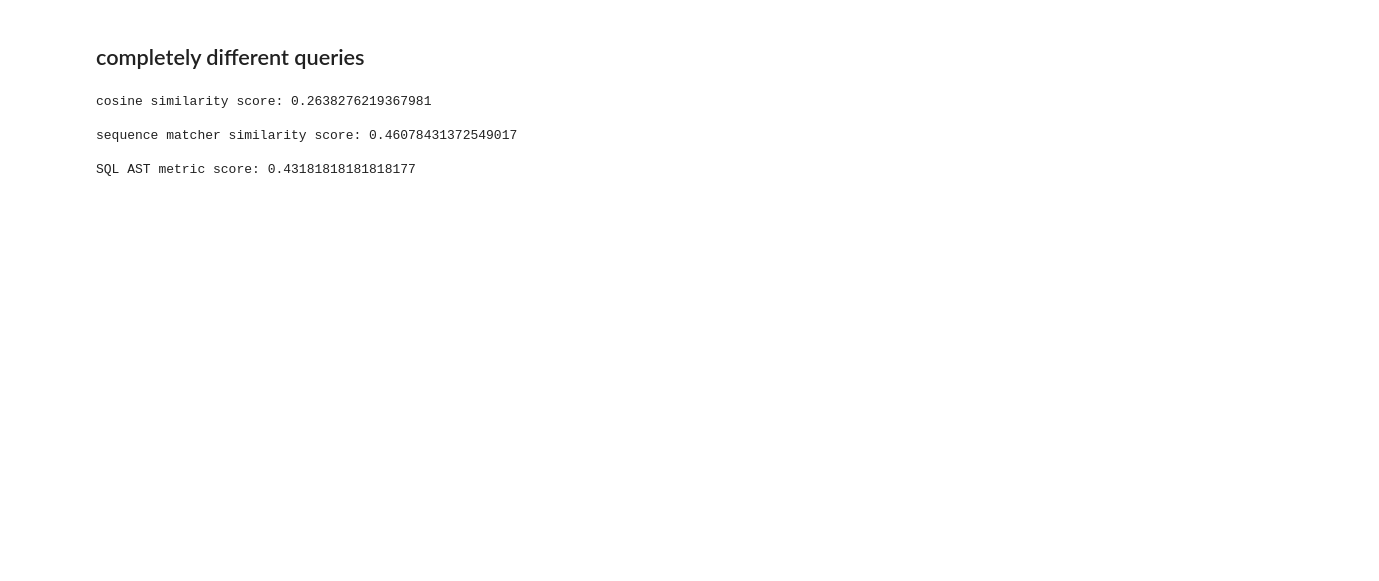
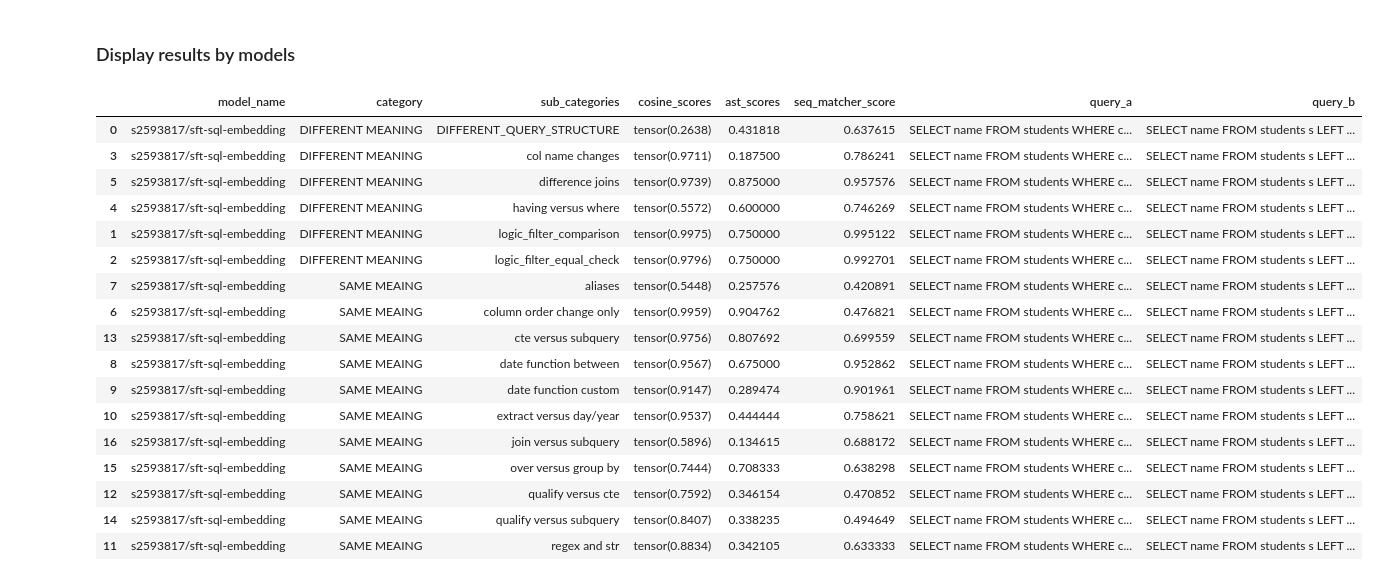
Before and after one commit to mzhou356/embedding_model_assessment, a Jupyter notebook: notebooks/Assessing_sql_tuned_transformer.ipynb, the cells around one changed output. Drawn from its saved outputs; the diff is of its cells as text; code cells hidden in the pictures; blank space fills up the shorter version.

Commit message:
completed analysis among 3 embedding models

```diff
--- a/notebooks/Assessing_sql_tuned_transformer.ipynb
+++ b/notebooks/Assessing_sql_tuned_transformer.ipynb
@@ -10,4 +14,6 @@ from continuous_eval.metrics.code.sql import SQLASTSimilarity
 # %%
-embedding_model = SentenceTransformer("s2593817/sft-sql-embedding")
+embedding_model_a = SentenceTransformer("s2593817/sft-sql-embedding")
+embedding_model_b = SentenceTransformer("RaduGabriel/BGE-M3-SQL")
+embedding_model_c = SentenceTransformer("dat-ai/bge-base-for_text2sql")
 SQLAST_METRIC = SQLASTSimilarity()
 # %%
@@ -34,28 +67,0 @@ def compare_scores(query_a: str, query_b: str) -> None:
-# %% [markdown]
-## completely different queries
-# %%
-query_a = """
-SELECT
-    age,
-    hire_date,
-    department,
-    tenure
-FROM
-    employee_table
-QUALIFY max(salary) over (partition by hire_date) = salary
-"""
-
-query_b = """
-SELECT
-    max(salary)
-FROM
-    employee_table
-GROUP BY age
-"""
-compare_scores(query_a, query_b)
-# %% [output]
-cosine similarity score: 0.2638276219367981
-
-sequence matcher similarity score: 0.46078431372549017
-
-SQL AST metric score: 0.43181818181818177
@@ -61,0 +398,28 @@ SQL AST metric score: 0.43181818181818177
+# %%
+result = compare_scores(
+    queries=QUERIES,
+    embedding_models=EMBEDDING_MODELS
+)
+# %% [markdown]
+### Display results by models
+# %%
+result[result.model_name == "s2593817/sft-sql-embedding"].sort_values(by=["category", "sub_categories"])
+# %% [output]
+|  | model_name | category | sub_categories | cosine_scores | ast_scores | seq_matcher_score | query_a | query_b |
+| 0 | s2593817/sft-sql-embedding | DIFFERENT MEANING | DIFFERENT_QUERY_STRUCTURE | tensor(0.2638) | 0.431818 | 0.637615 | SELECT name FROM students WHERE c... | SELECT name FROM students s LEFT ... |
+| 3 | s2593817/sft-sql-embedding | DIFFERENT MEANING | col name changes | tensor(0.9711) | 0.187500 | 0.786241 | SELECT name FROM students WHERE c... | SELECT name FROM students s LEFT ... |
+| 5 | s2593817/sft-sql-embedding | DIFFERENT MEANING | difference joins | tensor(0.9739) | 0.875000 | 0.957576 | SELECT name FROM students WHERE c... | SELECT name FROM students s LEFT ... |
+| 4 | s2593817/sft-sql-embedding | DIFFERENT MEANING | having versus where | tensor(0.5572) | 0.600000 | 0.746269 | SELECT name FROM students WHERE c... | SELECT name FROM students s LEFT ... |
+| 1 | s2593817/sft-sql-embedding | DIFFERENT MEANING | logic_filter_comparison | tensor(0.9975) | 0.750000 | 0.995122 | SELECT name FROM students WHERE c... | SELECT name FROM students s LEFT ... |
+| 2 | s2593817/sft-sql-embedding | DIFFERENT MEANING | logic_filter_equal_check | tensor(0.9796) | 0.750000 | 0.992701 | SELECT name FROM students WHERE c... | SELECT name FROM students s LEFT ... |
+| 7 | s2593817/sft-sql-embedding | SAME MEAING | aliases | tensor(0.5448) | 0.257576 | 0.420891 | SELECT name FROM students WHERE c... | SELECT name FROM students s LEFT ... |
+| 6 | s2593817/sft-sql-embedding | SAME MEAING | column order change only | tensor(0.9959) | 0.904762 | 0.476821 | SELECT name FROM students WHERE c... | SELECT name FROM students s LEFT ... |
+| 13 | s2593817/sft-sql-embedding | SAME MEAING | cte versus subquery | tensor(0.9756) | 0.807692 | 0.699559 | SELECT name FROM students WHERE c... | SELECT name FROM students s LEFT ... |
+| 8 | s2593817/sft-sql-embedding | SAME MEAING | date function between | tensor(0.9567) | 0.675000 | 0.952862 | SELECT name FROM students WHERE c... | SELECT name FROM students s LEFT ... |
+| 9 | s2593817/sft-sql-embedding | SAME MEAING | date function custom | tensor(0.9147) | 0.289474 | 0.901961 | SELECT name FROM students WHERE c... | SELECT name FROM students s LEFT ... |
+| 10 | s2593817/sft-sql-embedding | SAME MEAING | extract versus day/year | tensor(0.9537) | 0.444444 | 0.758621 | SELECT name FROM students WHERE c... | SELECT name FROM students s LEFT ... |
+| 16 | s2593817/sft-sql-embedding | SAME MEAING | join versus subquery | tensor(0.5896) | 0.134615 | 0.688172 | SELECT name FROM students WHERE c... | SELECT name FROM students s LEFT ... |
+| 15 | s2593817/sft-sql-embedding | SAME MEAING | over versus group by | tensor(0.7444) | 0.708333 | 0.638298 | SELECT name FROM students WHERE c... | SELECT name FROM students s LEFT ... |
+| 12 | s2593817/sft-sql-embedding | SAME MEAING | qualify versus cte | tensor(0.7592) | 0.346154 | 0.470852 | SELECT name FROM students WHERE c... | SELECT name FROM students s LEFT ... |
+| 14 | s2593817/sft-sql-embedding | SAME MEAING | qualify versus subquery | tensor(0.8407) | 0.338235 | 0.494649 | SELECT name FROM students WHERE c... | SELECT name FROM students s LEFT ... |
+| 11 | s2593817/sft-sql-embedding | SAME MEAING | regex and str | tensor(0.8834) | 0.342105 | 0.633333 | SELECT name FROM students WHERE c... | SELECT name FROM students s LEFT ... |
```
Also changed, not shown: parts of 33 cells of this notebook.
